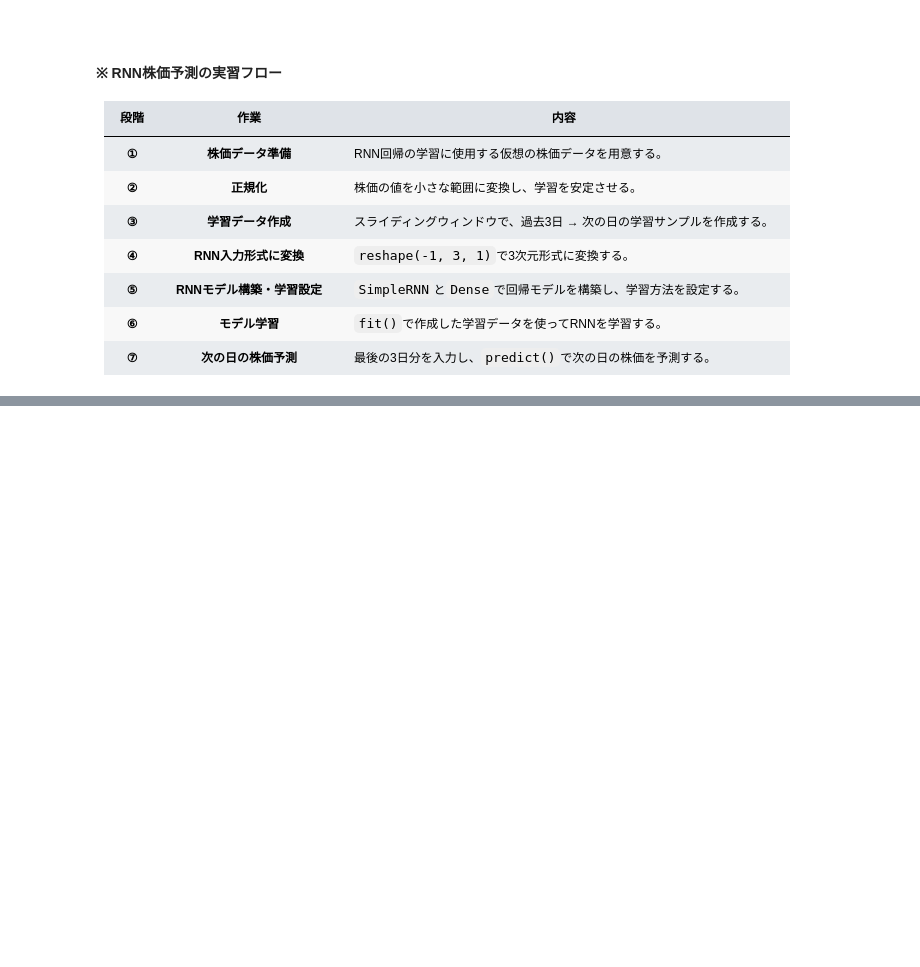
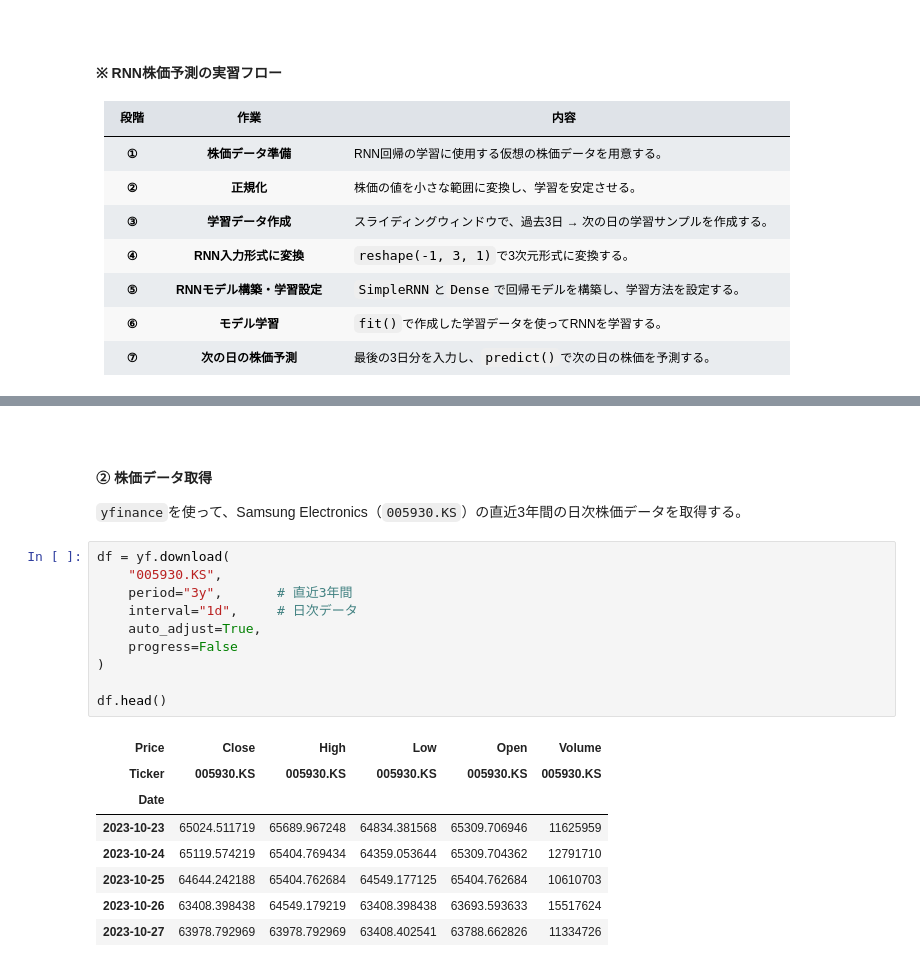
Before and after one commit to KaiLynn99/python_alone, a Jupyter notebook: 2026 10月/10.21 (82日目)/【機械学習】 18. RNNによる順序データの分類・回帰.ipynb, the cells around one changed output, grey strips where cells are left out. Saved outputs shown, nothing was run; the diff lists cells and outputs as text; blank space fills up the shorter version.

```diff
--- a/2026 10月/10.21 (82日目)/【機械学習】 18. RNNによる順序データの分類・回帰.ipynb
+++ b/2026 10月/10.21 (82日目)/【機械学習】 18. RNNによる順序データの分類・回帰.ipynb
@@ -335,0 +361,25 @@ margin-right:auto !important;
+# %% [markdown]
+<br>
+
+#### ② 株価データ取得
+
+`yfinance`を使って、Samsung Electronics（`005930.KS`）の直近3年間の日次株価データを取得する。
+# %%
+df = yf.download(
+    "005930.KS",
+    period="3y",       # 直近3年間
+    interval="1d",     # 日次データ
+    auto_adjust=True,
+    progress=False
+)
+
+df.head()
+# %% [output]
+| Price | Close | High | Low | Open | Volume |
+| Ticker | 005930.KS | 005930.KS | 005930.KS | 005930.KS | 005930.KS |
+| Date |  |  |  |  |  |
+| 2023-10-23 | 65024.511719 | 65689.967248 | 64834.381568 | 65309.706946 | 11625959 |
+| 2023-10-24 | 65119.574219 | 65404.769434 | 64359.053644 | 65309.704362 | 12791710 |
+| 2023-10-25 | 64644.242188 | 65404.762684 | 64549.177125 | 65404.762684 | 10610703 |
+| 2023-10-26 | 63408.398438 | 64549.179219 | 63408.398438 | 63693.593633 | 15517624 |
+| 2023-10-27 | 63978.792969 | 63978.792969 | 63408.402541 | 63788.662826 | 11334726 |
```
Also changed, not shown: parts of 27 cells of this notebook.
